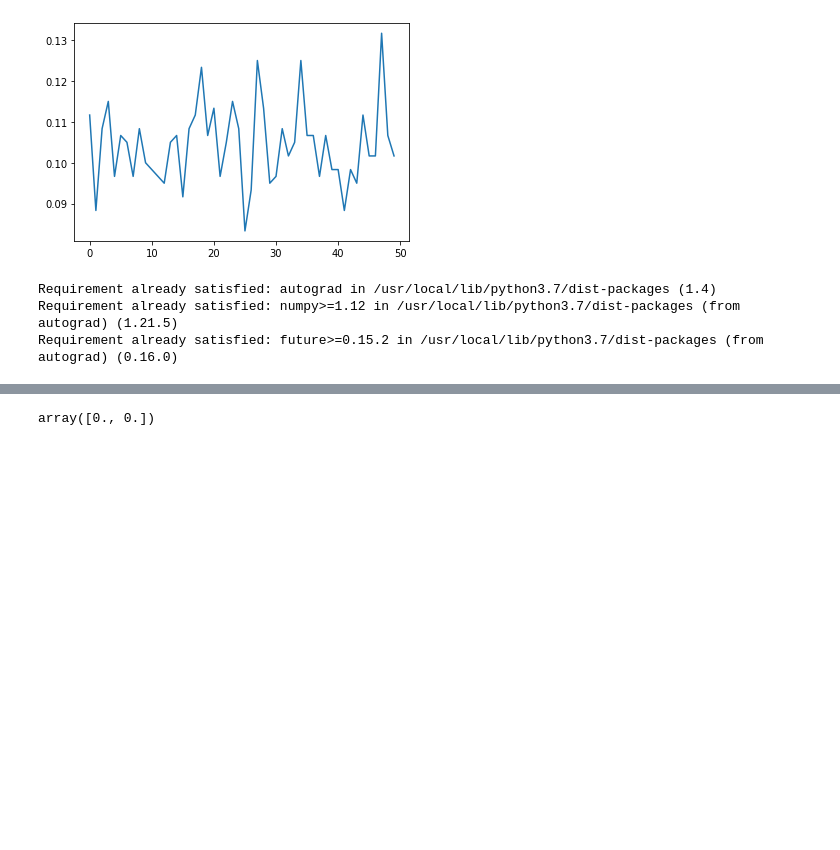
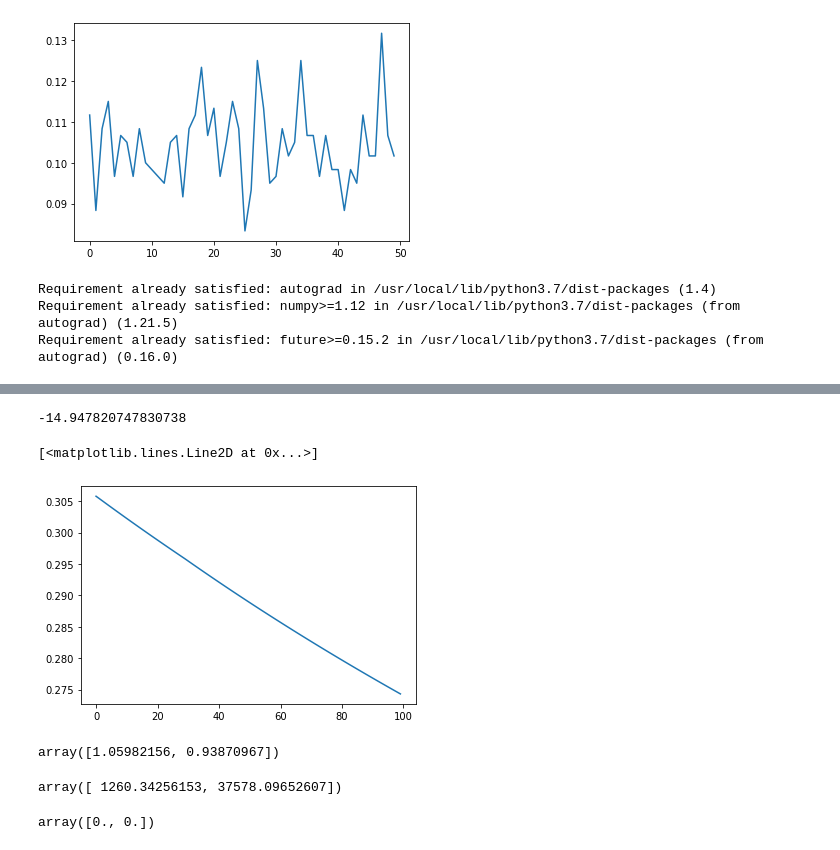
Before and after one commit to weathon/kNN_Research, a Jupyter notebook: knn_reserah.ipynb, the cells around one changed output, grey strips where cells are left out. Saved outputs shown, nothing was run; the diff lists cells and outputs as text; code cells hidden in the pictures; blank space fills up the shorter version.

```diff
--- a/knn_reserah.ipynb
+++ b/knn_reserah.ipynb
@@ -188,0 +193,14 @@ array([-0.00532641,  0.00483611])
+# %%
+(d(A)-d(A+[0.02, 0])/0.02)#kunttshaolianggaibianhaishikeyide zmizhegebianhuahenda
+# %% [output]
+-14.947820747830738
+# %%
+y = []
+for i in np.arange(0,1,0.01):
+  y.append((d(A+[i,0])))
+# %%
+import matplotlib.pyplot as plt
+plt.plot(y) #jihuhzhixiantianxuanzhdizhuan  koukekungenjuzhegetujidongdeshiduide
+# %% [output]
+[<matplotlib.lines.Line2D at 0x...>]
+[figure, added]
@@ -207,3 +232,11 @@ for epoches in range(100):
+# %%
+A
+# %% [output]
+array([1.05982156, 0.93870967])
+# %%
+A
+# %% [output]
+array([ 1260.34256153, 37578.09652607])
 # %%
 sin_p(np.array([1,1]))#hlongzhiqianbushi 00dewhywhwywgaileAmeichongpaograd? A ushi 11 dandoushij0jdianzangtttt
 # %% [output]
```
Also changed, not shown: parts of 13 cells of this notebook.
